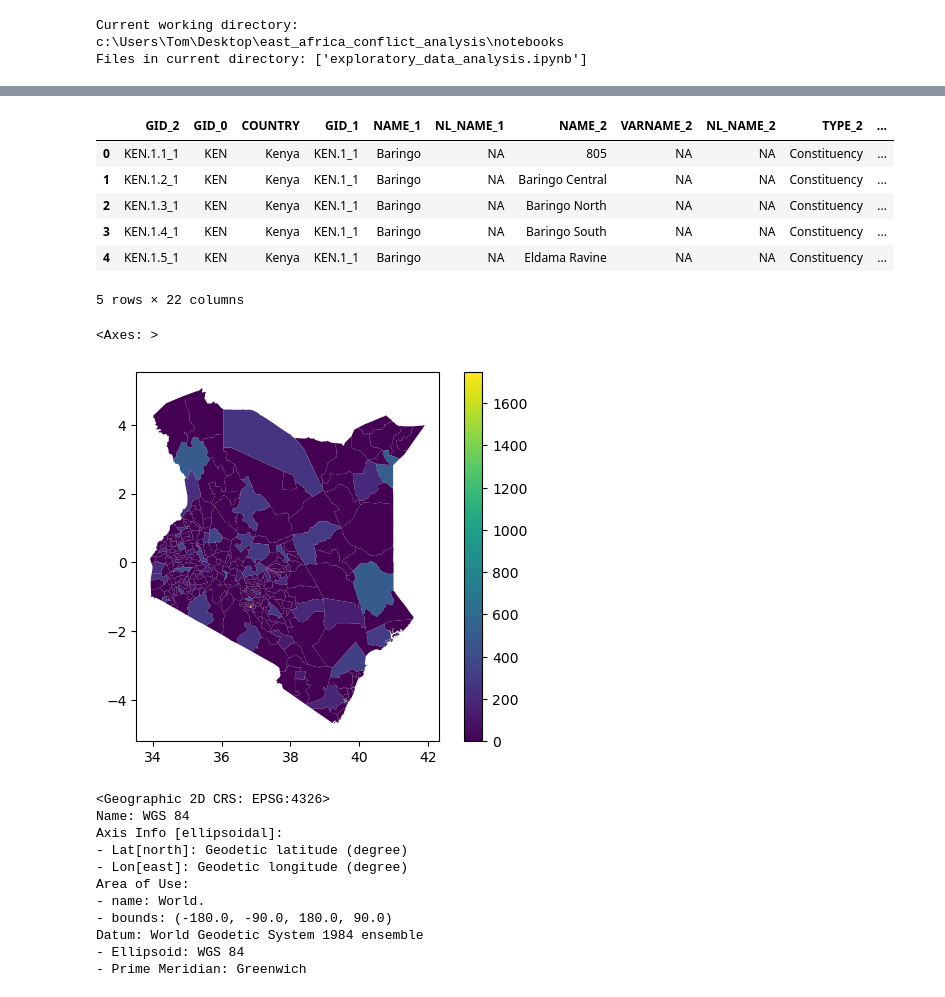
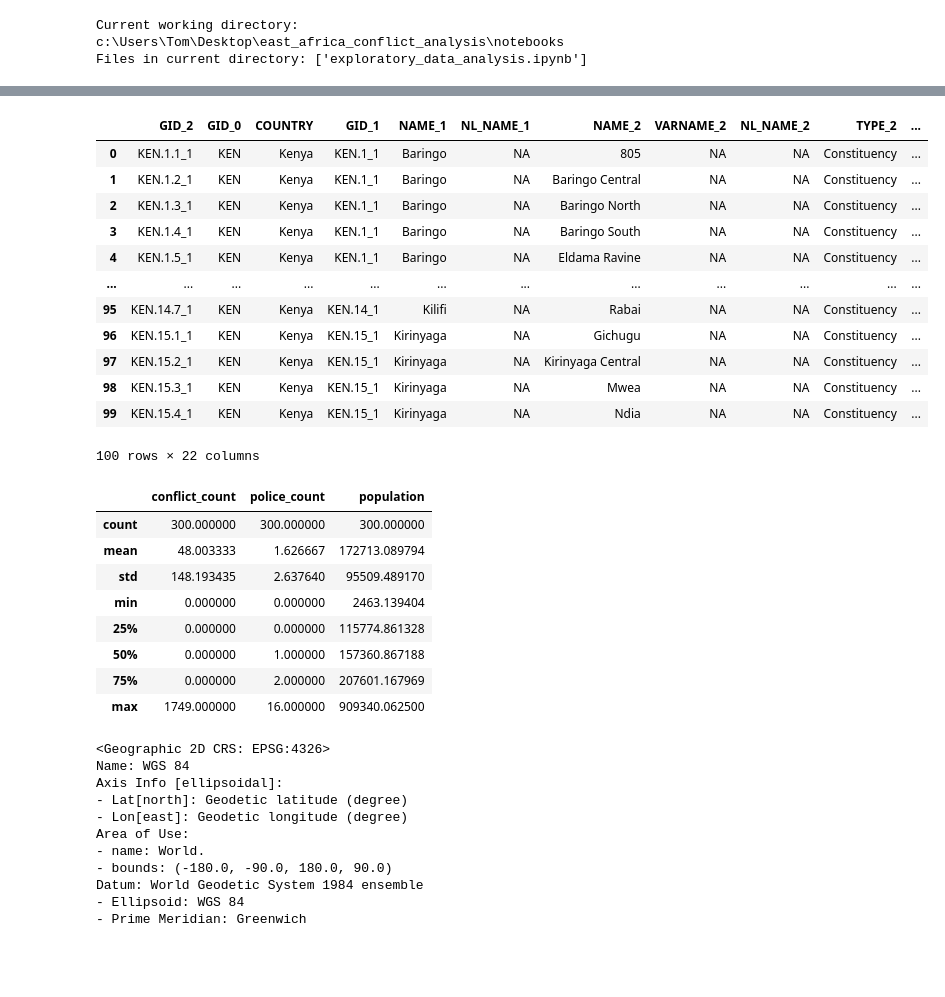
Before and after one commit to tomwaldin/east_africa_conflict_analysis, a Jupyter notebook: notebooks/exploratory_data_analysis.ipynb, the cells around one changed output, grey strips where cells are left out. Saved outputs shown, nothing was run; the diff lists cells and outputs as text; code cells hidden in the pictures; blank space fills up the shorter version.

```diff
--- a/notebooks/exploratory_data_analysis.ipynb
+++ b/notebooks/exploratory_data_analysis.ipynb
@@ -266,22 +274,35 @@ Feature engineering pipeline complete.
 # %%
 features = data['ken']['features']
-features.head()
+features.head(100)
 #features.columns
 # %% [output]
 |  | GID_2 | GID_0 | COUNTRY | GID_1 | NAME_1 | NL_NAME_1 | NAME_2 | VARNAME_2 | NL_NAME_2 | TYPE_2 | ... |
 | 0 | KEN.1.1_1 | KEN | Kenya | KEN.1_1 | Baringo | NA | 805 | NA | NA | Constituency | ... |
 | 1 | KEN.1.2_1 | KEN | Kenya | KEN.1_1 | Baringo | NA | Baringo Central | NA | NA | Constituency | ... |
 | 2 | KEN.1.3_1 | KEN | Kenya | KEN.1_1 | Baringo | NA | Baringo North | NA | NA | Constituency | ... |
 | 3 | KEN.1.4_1 | KEN | Kenya | KEN.1_1 | Baringo | NA | Baringo South | NA | NA | Constituency | ... |
 | 4 | KEN.1.5_1 | KEN | Kenya | KEN.1_1 | Baringo | NA | Eldama Ravine | NA | NA | Constituency | ... |
+| ... | ... | ... | ... | ... | ... | ... | ... | ... | ... | ... | ... |
+| 95 | KEN.14.7_1 | KEN | Kenya | KEN.14_1 | Kilifi | NA | Rabai | NA | NA | Constituency | ... |
+| 96 | KEN.15.1_1 | KEN | Kenya | KEN.15_1 | Kirinyaga | NA | Gichugu | NA | NA | Constituency | ... |
+| 97 | KEN.15.2_1 | KEN | Kenya | KEN.15_1 | Kirinyaga | NA | Kirinyaga Central | NA | NA | Constituency | ... |
+| 98 | KEN.15.3_1 | KEN | Kenya | KEN.15_1 | Kirinyaga | NA | Mwea | NA | NA | Constituency | ... |
+| 99 | KEN.15.4_1 | KEN | Kenya | KEN.15_1 | Kirinyaga | NA | Ndia | NA | NA | Constituency | ... |
-5 rows × 22 columns
+100 rows × 22 columns
 # %%
-#features[['conflict_count', 'police_count', 'population']].describe()
+features[['conflict_count', 'police_count', 'population']].describe()
 
-features.plot(column='conflict_count', legend=True)
+#features.plot(column='conflict_count', legend=True)
 # %% [output]
-<Axes: >
-[figure, removed]
+|  | conflict_count | police_count | population |
+| count | 300.000000 | 300.000000 | 300.000000 |
+| mean | 48.003333 | 1.626667 | 172713.089794 |
+| std | 148.193435 | 2.637640 | 95509.489170 |
+| min | 0.000000 | 0.000000 | 2463.139404 |
+| 25% | 0.000000 | 0.000000 | 115774.861328 |
+| 50% | 0.000000 | 1.000000 | 157360.867188 |
+| 75% | 0.000000 | 2.000000 | 207601.167969 |
+| max | 1749.000000 | 16.000000 | 909340.062500 |
 # %%
 features.crs
 # %% [output]
```
Also changed, not shown: parts of 22 cells of this notebook, 1 other file.
